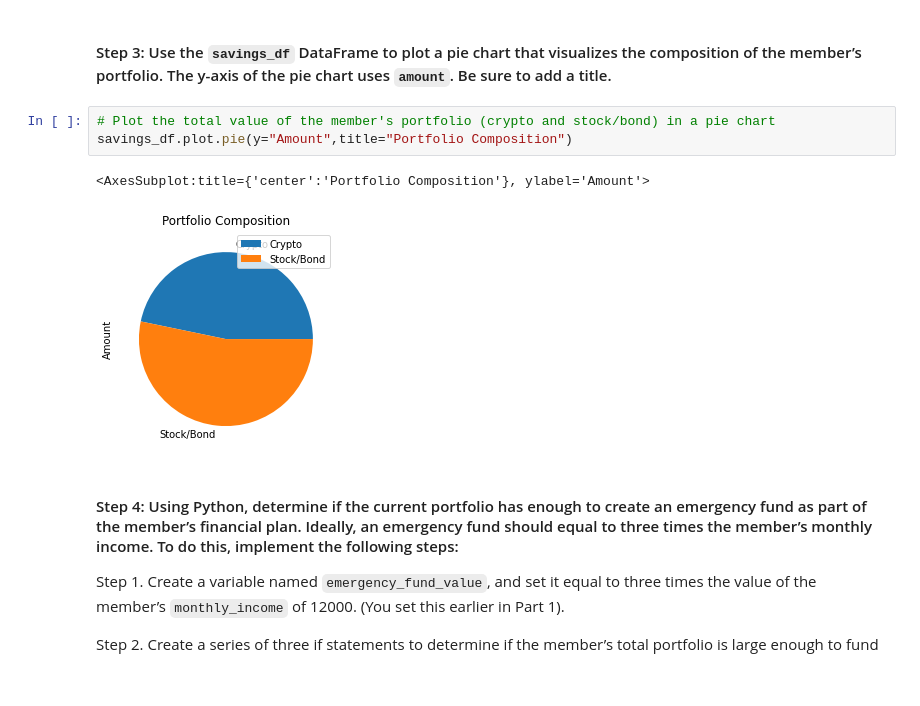
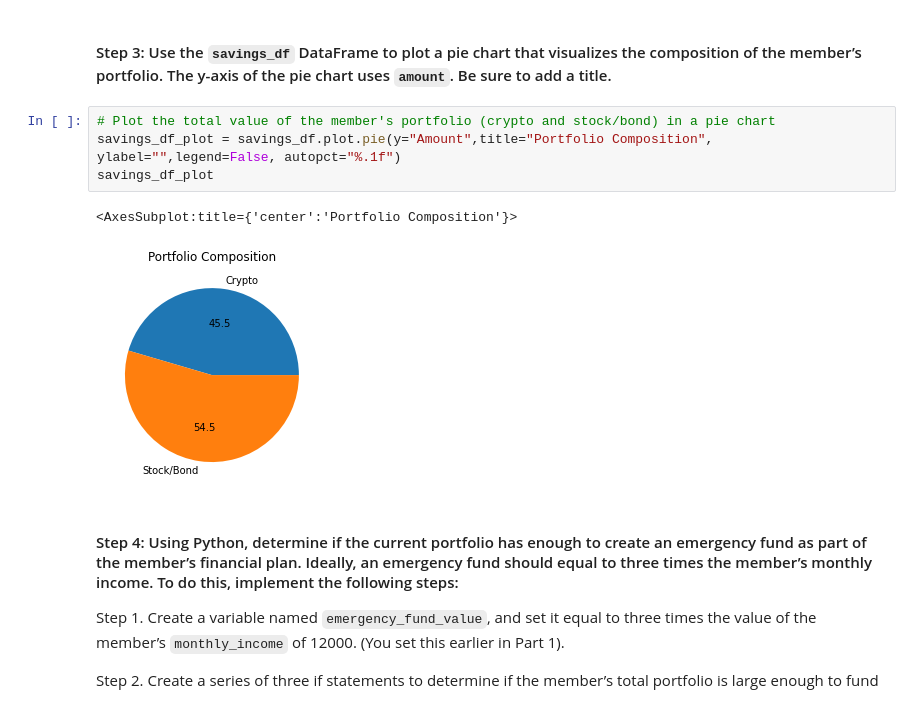
Before and after one commit to kyhuber/Financial-Planning-Analyis, a Jupyter notebook: financial_planning_tools.ipynb, the cells around one changed output. Drawn from its saved outputs; the diff is of its cells as text.

```diff
--- a/financial_planning_tools.ipynb
+++ b/financial_planning_tools.ipynb
@@ -359,10 +359,11 @@ savings_df.head()
 #### Step 3: Use the `savings_df` DataFrame to plot a pie chart that visualizes the composition of the member’s portfolio. The y-axis of the pie chart uses `amount`. Be sure to add a title.
 # %%
 # Plot the total value of the member's portfolio (crypto and stock/bond) in a pie chart
-savings_df.plot.pie(y="Amount",title="Portfolio Composition")
+savings_df_plot = savings_df.plot.pie(y="Amount",title="Portfolio Composition", ylabel="",legend=False, autopct="%.1f")
+savings_df_plot
 # %% [output]
-<AxesSubplot:title={'center':'Portfolio Composition'}, ylabel='Amount'>
+<AxesSubplot:title={'center':'Portfolio Composition'}>
-[figure, old version]
+[figure, new version]
 # %% [markdown]
 #### Step 4: Using Python, determine if the current portfolio has enough to create an emergency fund as part of the member’s financial plan. Ideally, an emergency fund should equal to three times the member’s monthly income. To do this, implement the following steps:
 
```
Also changed, not shown: parts of 19 cells of this notebook.
